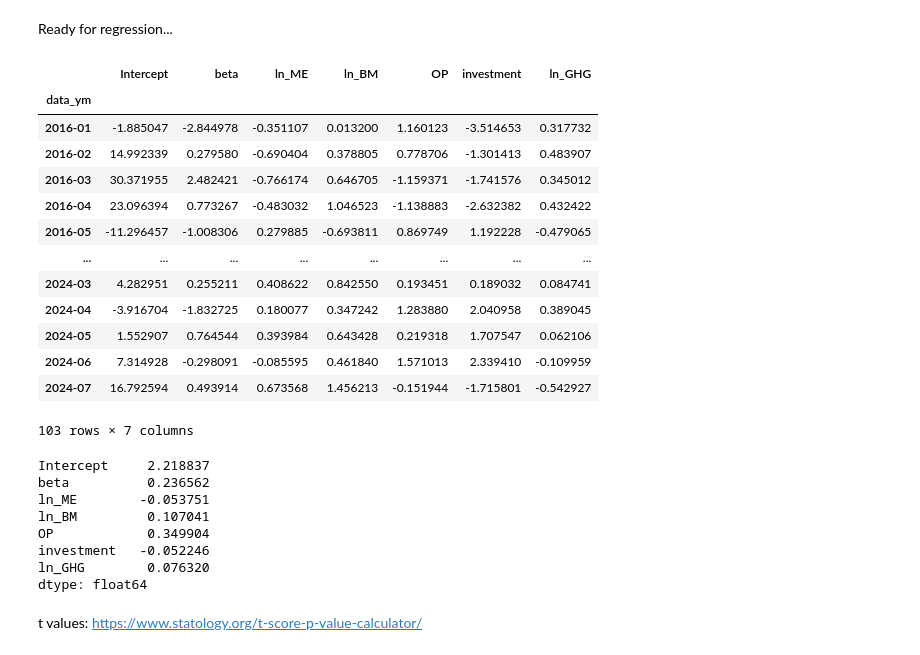
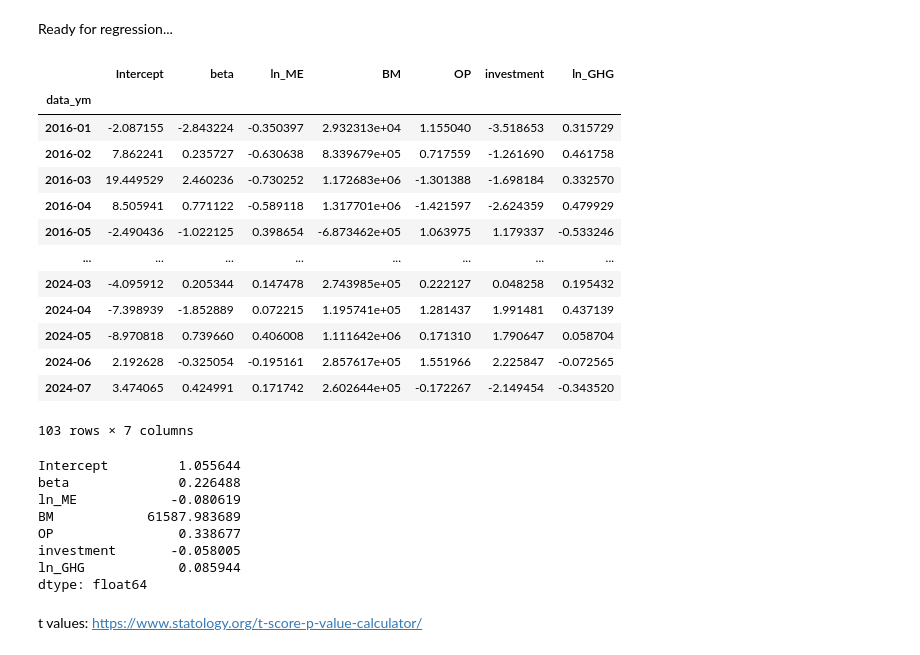
Before and after one commit to varunchodanker/MSc-Individual-Project, a Jupyter notebook: Phase1.ipynb, the cells around one changed output. Drawn from its saved outputs; the diff is of its cells as text; code cells hidden in the pictures.

```diff
--- a/Phase1.ipynb
+++ b/Phase1.ipynb
@@ -3245,0 +3212,24 @@ fm_reg_df
+# %%
+fm_reg_df = drop_outlier_rows(
+    fm_reg_df,
+    [
+        "beta", "ME", "BM", "OP", "investment",
+        # "GHGS1", "GHGS2", "GHGS3",
+        "m_USD_ret"
+    ]
+).copy()
+
+""" Notice that we restrict our focus to normal functioning companies which
+have positive, non-zero market capitalisations, book values of equity and
+revenues.
+
+We do not exclude the possibility of negative operating profitability however,
+because we deem this is within the scope of normal functioning companies.
+"""
+fm_reg_df = fm_reg_df[
+    (fm_reg_df["ME"] > 0) &
+    (fm_reg_df["BM"] > 0) &
+    (fm_reg_df["USD_revt"] > 0)
+].copy()
+
+fm_reg_df
@@ -3246,9 +3251,9 @@ fm_reg_df
 # %%
 fm_reg_df["ln_ME"] = np.log(fm_reg_df["ME"])
-fm_reg_df["ln_BM"] = np.log(fm_reg_df["BM"])
 fm_reg_df["ln_GHG"] = np.log(fm_reg_df["GHG"])
 
-# fm_reg_df["ln_GHG_REVT"] = np.log(fm_reg_df["GHG_REVT"])
+# fm_reg_df["ln_BM"] = np.log(fm_reg_df["BM"])
+fm_reg_df["ln_GHG_REVT"] = np.log(fm_reg_df["GHG_REVT"])
 # fm_reg_df["ln_GHG_AT"] = np.log(fm_reg_df["GHG_AT"])
 
 with pd.option_context('mode.use_inf_as_null', True):
@@ -3284,7 +3290,7 @@ fm_reg_df.describe()
 # %%
-fm_reg_df = fm_reg_df[
-    ["beta", "ln_ME", "ln_BM", "OP", "investment", "ln_GHG", "m_USD_ret"]
-]
+# fm_reg_df = fm_reg_df[
+#     ["beta", "ln_ME", "BM", "OP", "investment", "ln_GHG", "m_USD_ret"]
+# ]
 
 fm_reg_df
 # %% [output]
@@ -3307,40 +3313,40 @@ Ready for regression...
 # %%
 res = fm_reg_df.groupby(
     level="data_ym"
 ).apply(
     lambda ym_df: smf.ols(
-      formula="m_USD_ret ~ beta + ln_ME + ln_BM + OP + investment + ln_GHG",
+      formula="m_USD_ret ~ beta + ln_ME + BM + OP + investment + ln_GHG",
       data=ym_df
     ).fit(
     ).params
 )
 
 res
 # %% [output]
-|  | Intercept | beta | ln_ME | ln_BM | OP | investment | ln_GHG |
+|  | Intercept | beta | ln_ME | BM | OP | investment | ln_GHG |
 | data_ym |  |  |  |  |  |  |  |
-| 2016-01 | -1.885047 | -2.844978 | -0.351107 | 0.013200 | 1.160123 | -3.514653 | 0.317732 |
-| 2016-02 | 14.992339 | 0.279580 | -0.690404 | 0.378805 | 0.778706 | -1.301413 | 0.483907 |
-| 2016-03 | 30.371955 | 2.482421 | -0.766174 | 0.646705 | -1.159371 | -1.741576 | 0.345012 |
-| 2016-04 | 23.096394 | 0.773267 | -0.483032 | 1.046523 | -1.138883 | -2.632382 | 0.432422 |
-| 2016-05 | -11.296457 | -1.008306 | 0.279885 | -0.693811 | 0.869749 | 1.192228 | -0.479065 |
+| 2016-01 | -2.087155 | -2.843224 | -0.350397 | 2.932313e+04 | 1.155040 | -3.518653 | 0.315729 |
+| 2016-02 | 7.862241 | 0.235727 | -0.630638 | 8.339679e+05 | 0.717559 | -1.261690 | 0.461758 |
+| 2016-03 | 19.449529 | 2.460236 | -0.730252 | 1.172683e+06 | -1.301388 | -1.698184 | 0.332570 |
+| 2016-04 | 8.505941 | 0.771122 | -0.589118 | 1.317701e+06 | -1.421597 | -2.624359 | 0.479929 |
+| 2016-05 | -2.490436 | -1.022125 | 0.398654 | -6.873462e+05 | 1.063975 | 1.179337 | -0.533246 |
 | ... | ... | ... | ... | ... | ... | ... | ... |
-| 2024-03 | 4.282951 | 0.255211 | 0.408622 | 0.842550 | 0.193451 | 0.189032 | 0.084741 |
-| 2024-04 | -3.916704 | -1.832725 | 0.180077 | 0.347242 | 1.283880 | 2.040958 | 0.389045 |
-| 2024-05 | 1.552907 | 0.764544 | 0.393984 | 0.643428 | 0.219318 | 1.707547 | 0.062106 |
-| 2024-06 | 7.314928 | -0.298091 | -0.085595 | 0.461840 | 1.571013 | 2.339410 | -0.109959 |
-| 2024-07 | 16.792594 | 0.493914 | 0.673568 | 1.456213 | -0.151944 | -1.715801 | -0.542927 |
+| 2024-03 | -4.095912 | 0.205344 | 0.147478 | 2.743985e+05 | 0.222127 | 0.048258 | 0.195432 |
+| 2024-04 | -7.398939 | -1.852889 | 0.072215 | 1.195741e+05 | 1.281437 | 1.991481 | 0.437139 |
+| 2024-05 | -8.970818 | 0.739660 | 0.406008 | 1.111642e+06 | 0.171310 | 1.790647 | 0.058704 |
+| 2024-06 | 2.192628 | -0.325054 | -0.195161 | 2.857617e+05 | 1.551966 | 2.225847 | -0.072565 |
+| 2024-07 | 3.474065 | 0.424991 | 0.171742 | 2.602644e+05 | -0.172267 | -2.149454 | -0.343520 |
 103 rows × 7 columns
 # %%
 res.mean()
 # %% [output]
-Intercept     2.218837
-beta          0.236562
-ln_ME        -0.053751
-ln_BM         0.107041
-OP            0.349904
-investment   -0.052246
-ln_GHG        0.076320
+Intercept         1.055644
+beta              0.226488
+ln_ME            -0.080619
+BM            61587.983689
+OP                0.338677
+investment       -0.058005
+ln_GHG            0.085944
 dtype: float64
 # %% [markdown]
 t values: https://www.statology.org/t-score-p-value-calculator/
```
Also changed, not shown: parts of 11 cells of this notebook.
